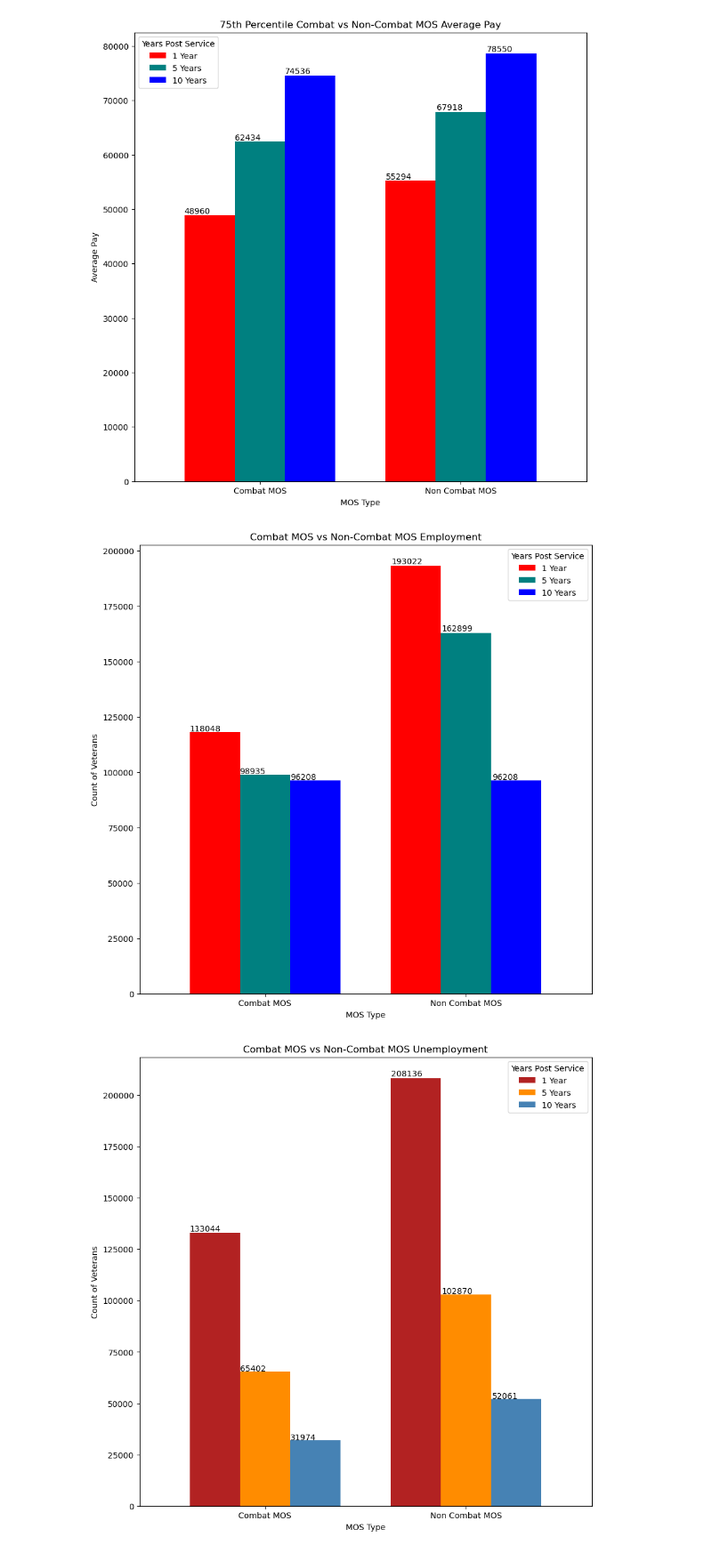
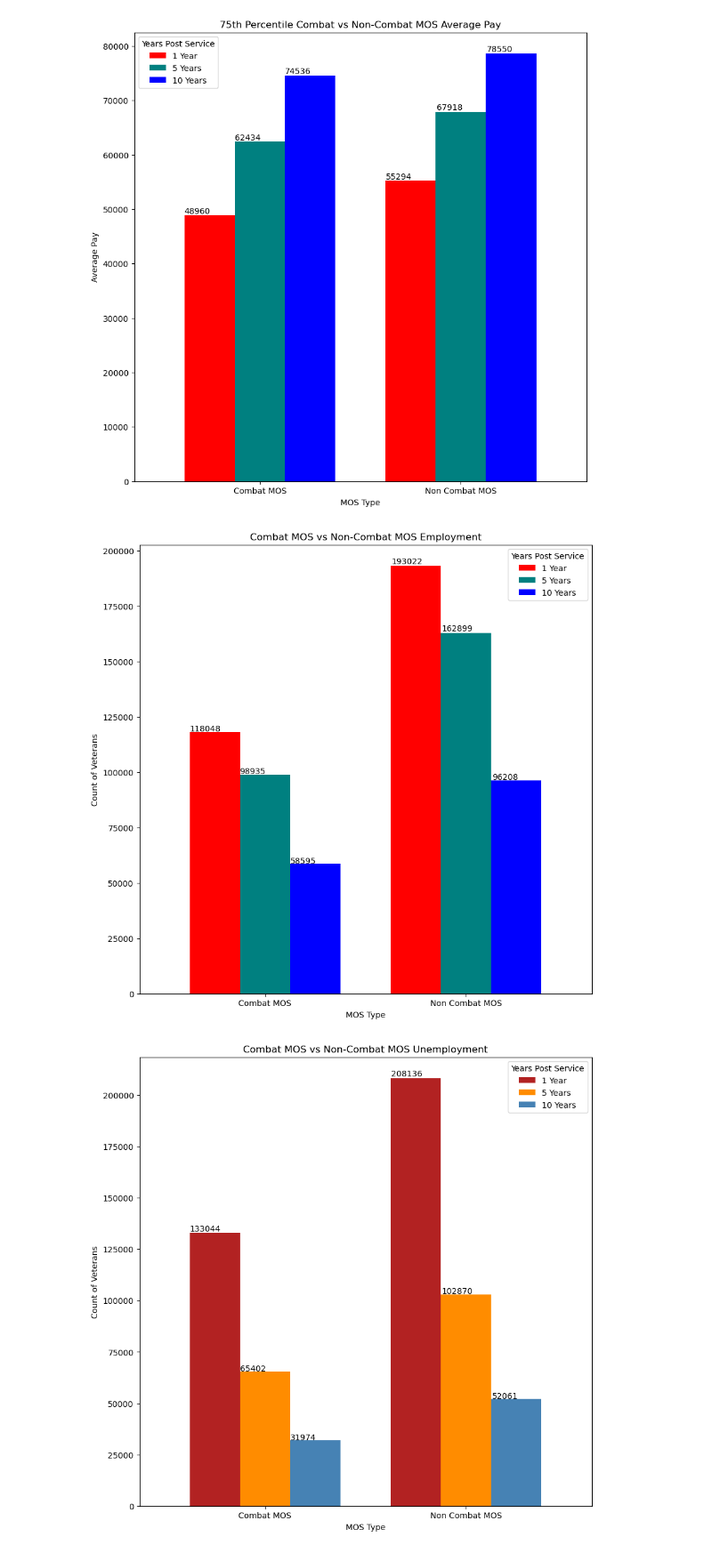
Before and after one commit to BenHallinan/veteran_employment_outcomes, a Jupyter notebook: notebooks/veo_by_mos.ipynb, the cells around one changed output. Shown: that part at 89% size. Drawn from its saved outputs; the diff is of its cells as text; code cells hidden in the pictures.

```diff
--- a/notebooks/veo_by_mos.ipynb
+++ b/notebooks/veo_by_mos.ipynb
@@ -171,24 +205,24 @@ y1_avg_emp_noncombat = noncombat_mos_df_temp['y1_emp'].astype(int).sum().astype(
 
 y5_avg_emp_noncombat = noncombat_mos_df_temp['y5_emp'].astype(int).sum().astype(int)
 
-y10_avg_emp_combat = noncombat_mos_df_temp['y10_emp'].astype(int).sum().astype(int)
+y10_avg_emp_noncombat = noncombat_mos_df_temp['y10_emp'].astype(int).sum().astype(int)
 # %%
 data3 = {'1 Year':[y1_avg_emp_combat,y1_avg_emp_noncombat
                    ],'5 Years':[y5_avg_emp_combat,y5_avg_emp_noncombat
-                                ],'10 Years':[y10_avg_emp_combat,y10_avg_emp_combat]}
+                                ],'10 Years':[y10_avg_emp_combat,y10_avg_emp_noncombat]}
 MOS_pay_diff_df_high = pd.DataFrame(data3, index=(['Combat MOS', "Non Combat MOS"]))
 
 ax = MOS_pay_diff_df_high.plot(kind='bar', title="Combat MOS vs Non-Combat MOS Employment",
                         width=.75,
                         figsize=(10,10), color=['red', 'teal', 'blue'])
 ax.set_xlabel("MOS Type")
 ax.set_ylabel("Count of Veterans")
 ax.tick_params(axis='x', labelrotation=360)
 ax.legend(["1 Year", "5 Years", "10 Years"]).set_title("Years Post Service")
 for p in ax.patches:
     ax.annotate(str(p.get_height()), (p.get_x() * 1.005, p.get_height() * 1.005))
 # %% [output]
-[figure, old version]
+[figure, new version]
 # %%
 y1_avg_unemp_combat = combat_mos_df['y1_nonemp'].astype(int).sum().astype(int)
 
```
Also changed, not shown: parts of 13 cells of this notebook, 6 other files.
